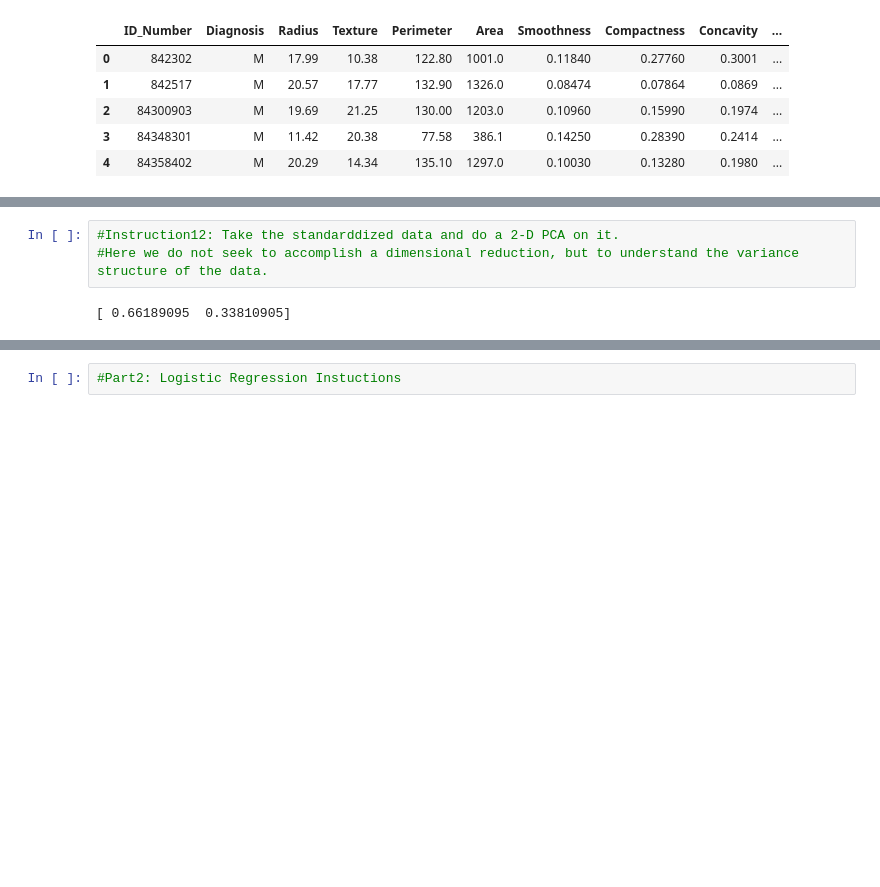
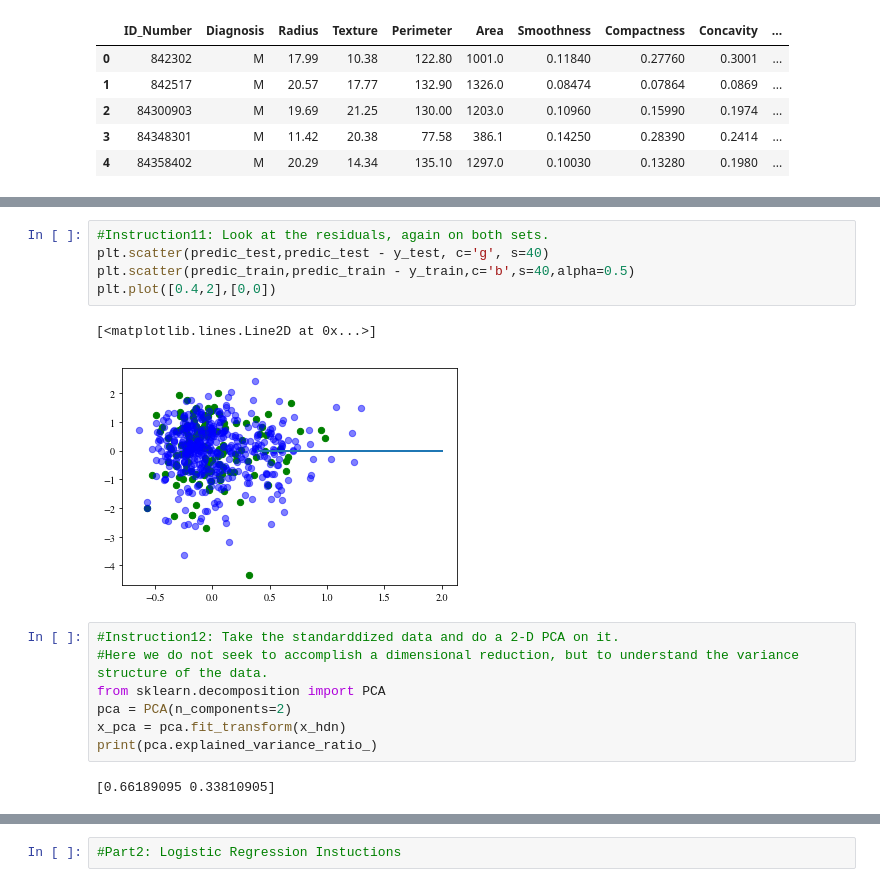
Before and after one commit to jcstumpf/jcstumpf.github.io, a Jupyter notebook: Assignments/HW2_Stumpf.ipynb, the cells around one changed output, grey strips where cells are left out. Drawn from its saved outputs; the diff is of its cells as text; blank space fills up the shorter version.

```diff
--- a/Assignments/HW2_Stumpf.ipynb
+++ b/Assignments/HW2_Stumpf.ipynb
@@ -144,5 +240,17 @@ df.head()
+# %%
+#Instruction11: Look at the residuals, again on both sets.
+plt.scatter(predic_test,predic_test - y_test, c='g', s=40)
+plt.scatter(predic_train,predic_train - y_train,c='b',s=40,alpha=0.5)
+plt.plot([0.4,2],[0,0])
+# %% [output]
+[<matplotlib.lines.Line2D at 0x...>]
+[figure, added]
 # %%
 #Instruction12: Take the standarddized data and do a 2-D PCA on it.
 #Here we do not seek to accomplish a dimensional reduction, but to understand the variance structure of the data.
+from sklearn.decomposition import PCA
+pca = PCA(n_components=2)
+x_pca = pca.fit_transform(x_hdn)
+print(pca.explained_variance_ratio_)
 # %% [output]
-[ 0.66189095  0.33810905]
+[0.66189095 0.33810905]
```
Also changed, not shown: parts of 28 cells of this notebook.
